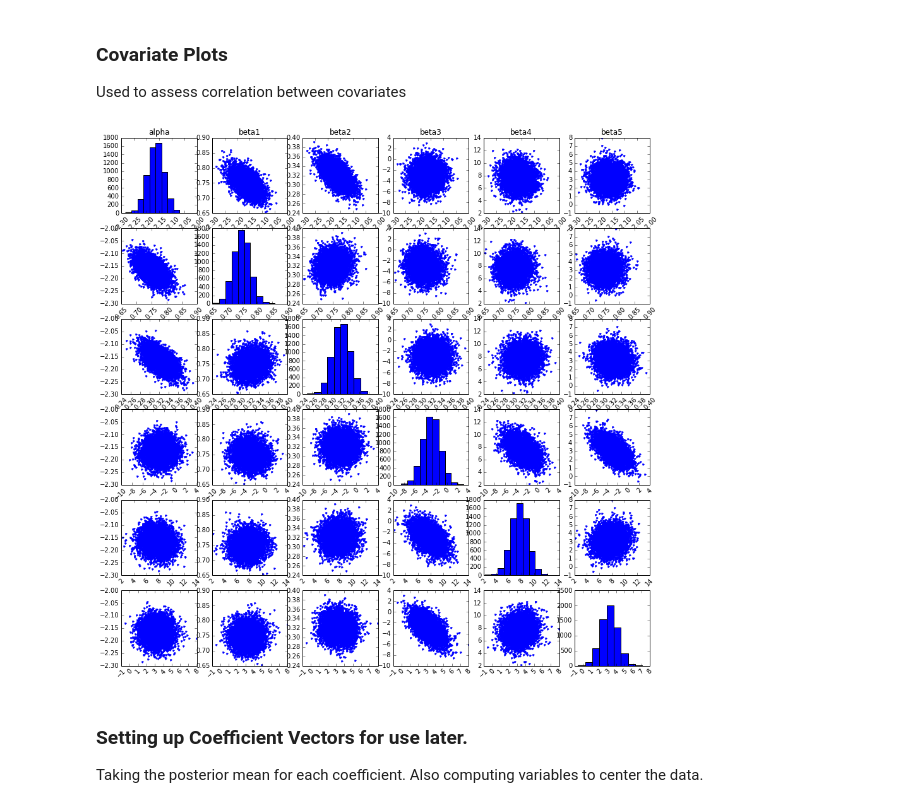
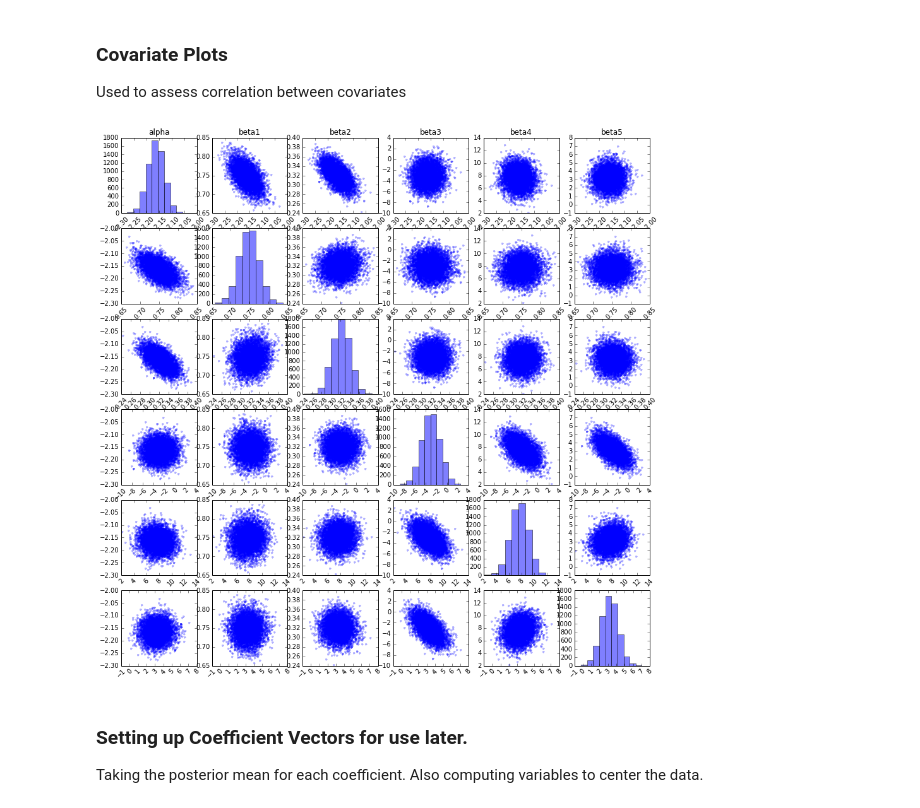
Before and after one commit to sot/aca_stats, a Jupyter notebook: Chandra_PyStan.ipynb, the cells around one changed output. Saved outputs shown, nothing was run; the diff lists cells and outputs as text; code cells hidden in the pictures.

```diff
--- a/Chandra_PyStan.ipynb
+++ b/Chandra_PyStan.ipynb
@@ -478,36 +512,36 @@ Used to assess correlation between covariates
 def plotdiagnostic(draws):
     n_coefs = len(draws) - 1
     nplots = n_coefs**2
     names = []
     for d in draws:
         names.append(d)
 
     F = plt.figure()
     spot = 1
     for n in names[:-1]:
         for i, d in enumerate(draws):
             if i == n_coefs:
                 break
             else:
                 if n == d:
                     plt.subplot(n_coefs,n_coefs,spot)
-                    plt.hist(draws[d])
+                    plt.hist(draws[d], alpha=0.5)
                     plt.xticks(rotation=45)
                     if spot <= n_coefs:
                         plt.title(d)
                     spot += 1
                 else:
                     plt.subplot(n_coefs,n_coefs,spot)
-                    plt.plot(draws[n],draws[d],marker='.',linestyle='')
+                    plt.plot(draws[n],draws[d],marker='.',linestyle='', alpha=0.3)
                     plt.xticks(rotation=45)
                     if spot <= n_coefs:
                         plt.title(d)
                     spot += 1
     F.set_size_inches(15,15)
     plt.show()
 plotdiagnostic(beta_draws)
 # %% [output]
-[figure, old version]
+[figure, new version]
 # %% [markdown]
 ### Setting up Coefficient Vectors for use later.
 
```
Also changed, not shown: parts of 22 cells of this notebook.
